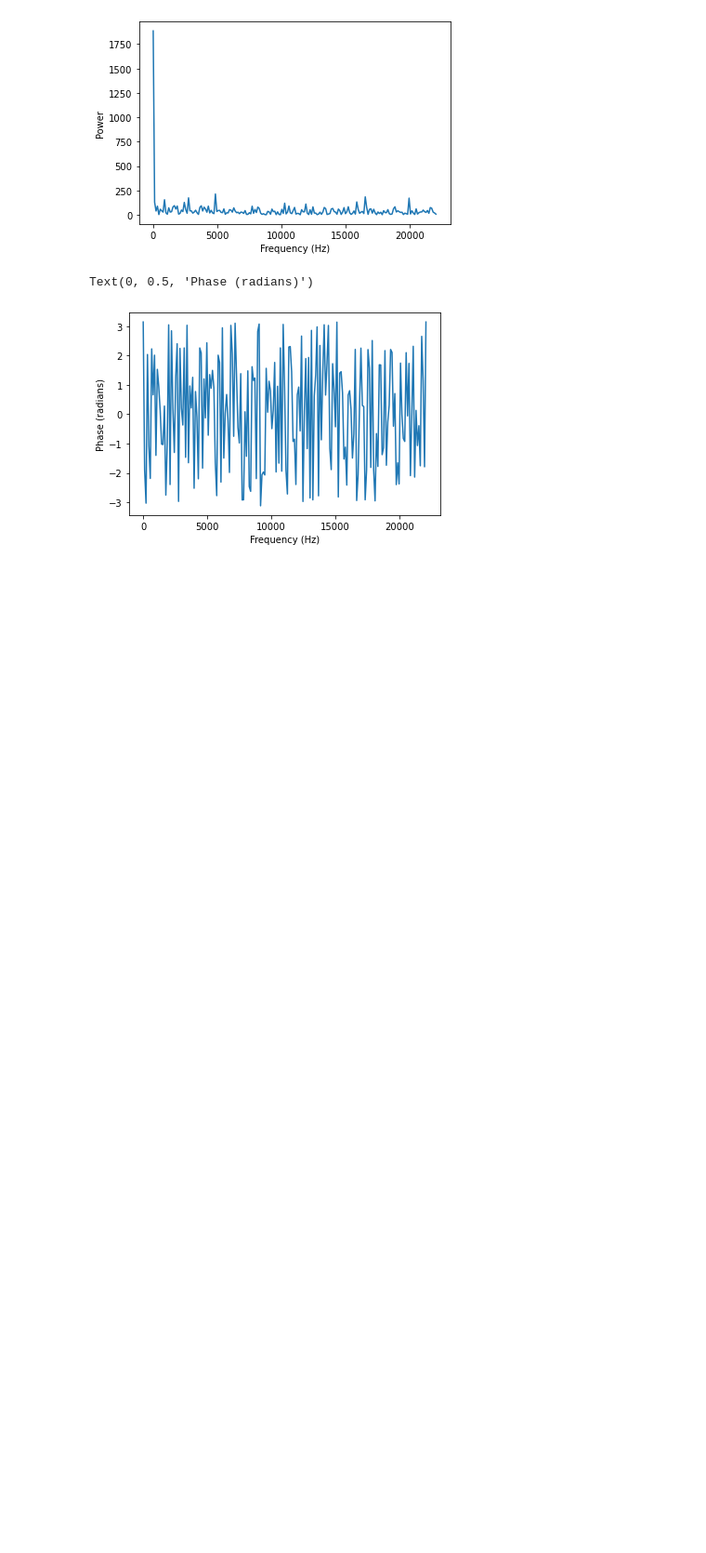
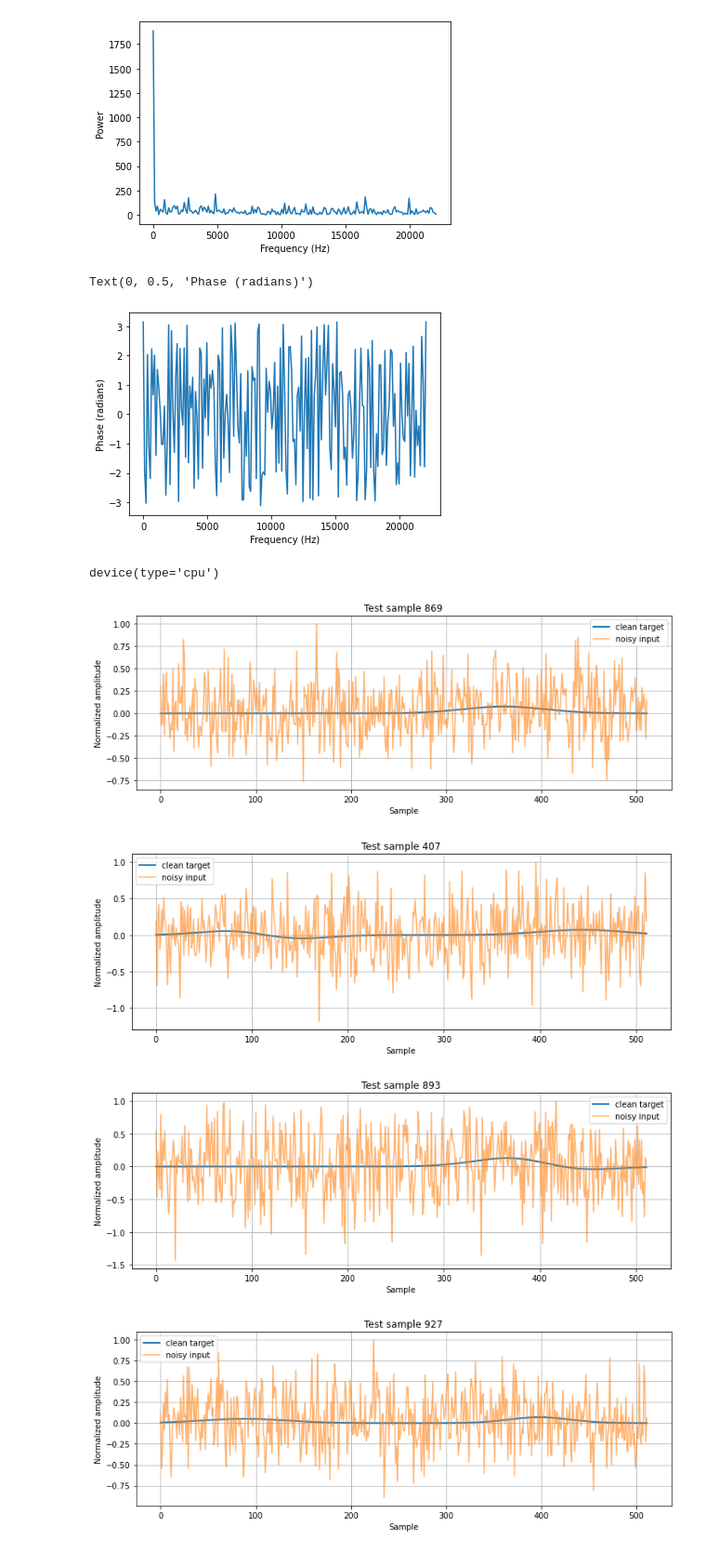
Before and after one commit to Gwynndandy/VQVAE-studies, a Jupyter notebook: scratch.ipynb, the cells around one changed output. Shown at 93% size. Drawn from its saved outputs; the diff is of its cells as text; code cells hidden in the pictures; blank space fills up the shorter version.

```diff
--- a/scratch.ipynb
+++ b/scratch.ipynb
@@ -200,3 +200,19 @@ plt.ylabel("Phase (radians)")
 # %% [output]
 Text(0, 0.5, 'Phase (radians)')
 [figure]
+# %%
+import numpy as np
+import torch
+import torch.nn as nn
+import torch.nn.functional as F
+from torch.utils.data import Dataset, DataLoader
+from scipy.ndimage import label
+import matplotlib.pyplot as plt
+
+from torch.utils.data import Dataset, DataLoader, random_split
+import matplotlib.pyplot as plt
+
+device = torch.device("cuda" if torch.cuda.is_available() else "cpu")
+device
+# %% [output]
+device(type='cpu')
@@ -202,0 +293,28 @@ Text(0, 0.5, 'Phase (radians)')
+# %%
+import numpy as np
+import matplotlib.pyplot as plt
+
+# Pick 10 unique random samples from the test dataset
+random_indices = np.random.choice(len(test_ds), size=10, replace=False)
+
+for i, idx in enumerate(random_indices):
+    sample = test_ds[idx]
+
+    noisy = sample["x"][0].numpy()
+    clean = sample["y"][0].numpy()
+
+    plt.figure(figsize=(12, 4))
+    plt.plot(clean, label="clean target", linewidth=2)
+    plt.plot(noisy, label="noisy input", alpha=0.6)
+
+    plt.title(f"Test sample {idx}")
+    plt.xlabel("Sample")
+    plt.ylabel("Normalized amplitude")
+    plt.legend()
+    plt.grid(True)
+    plt.show()
+# %% [output]
+[figure, added]
+[figure, added]
+[figure, added]
+[figure, added]
```
Also changed, not shown: parts of 4 cells of this notebook, 1 other file.
